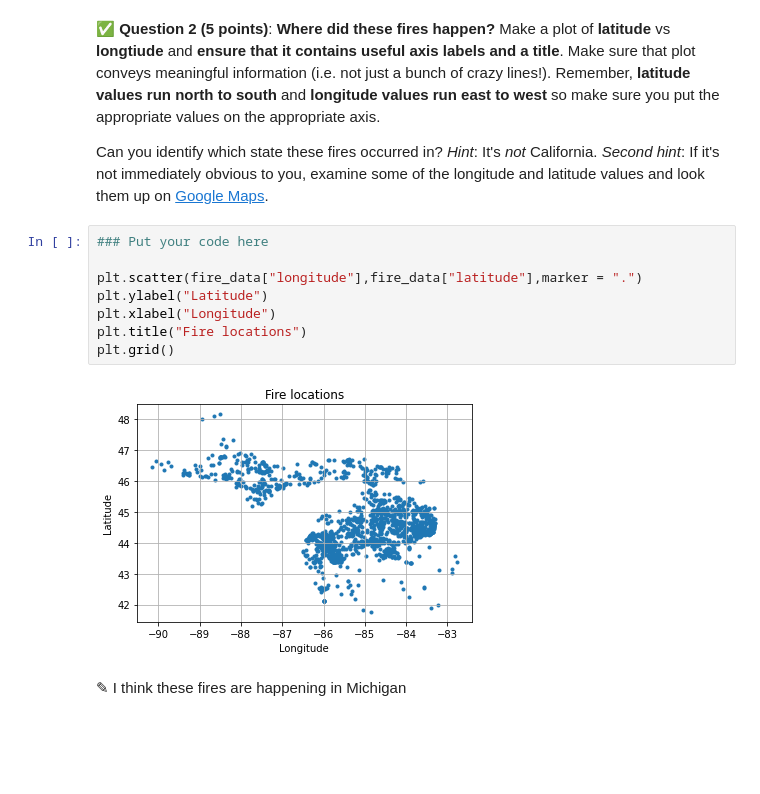
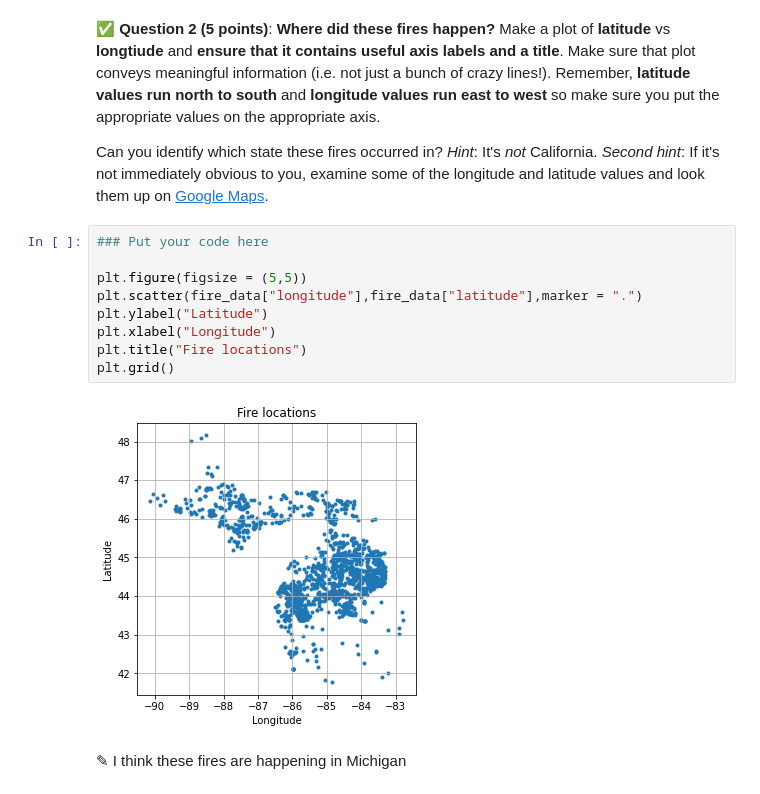
Before and after one commit to patelta2/cmse202-s21-turnin, a Jupyter notebook: hw-02/HW-02_PandasReviewAndPythonObjects-TanmayPatel.ipynb, the cells around one changed output. Cells and saved outputs as stored; diff of their text form; blank space fills up the shorter version.

```diff
--- a/hw-02/HW-02_PandasReviewAndPythonObjects-TanmayPatel.ipynb
+++ b/hw-02/HW-02_PandasReviewAndPythonObjects-TanmayPatel.ipynb
@@ -93,13 +93,14 @@ Can you identify which state these fires occurred in? *Hint*: It's _not_ Califor
 # %%
 ### Put your code here
 
+plt.figure(figsize = (5,5))
 plt.scatter(fire_data["longitude"],fire_data["latitude"],marker = ".")
 plt.ylabel("Latitude")
 plt.xlabel("Longitude")
 plt.title("Fire locations")
 plt.grid()
 # %% [output]
-[figure, old version]
+[figure, new version]
 # %% [markdown]
 <font size=+3>&#9998;</font> I think these fires are happening in Michigan
 # %% [markdown]
```
Also changed, not shown: parts of 9 cells of this notebook.
